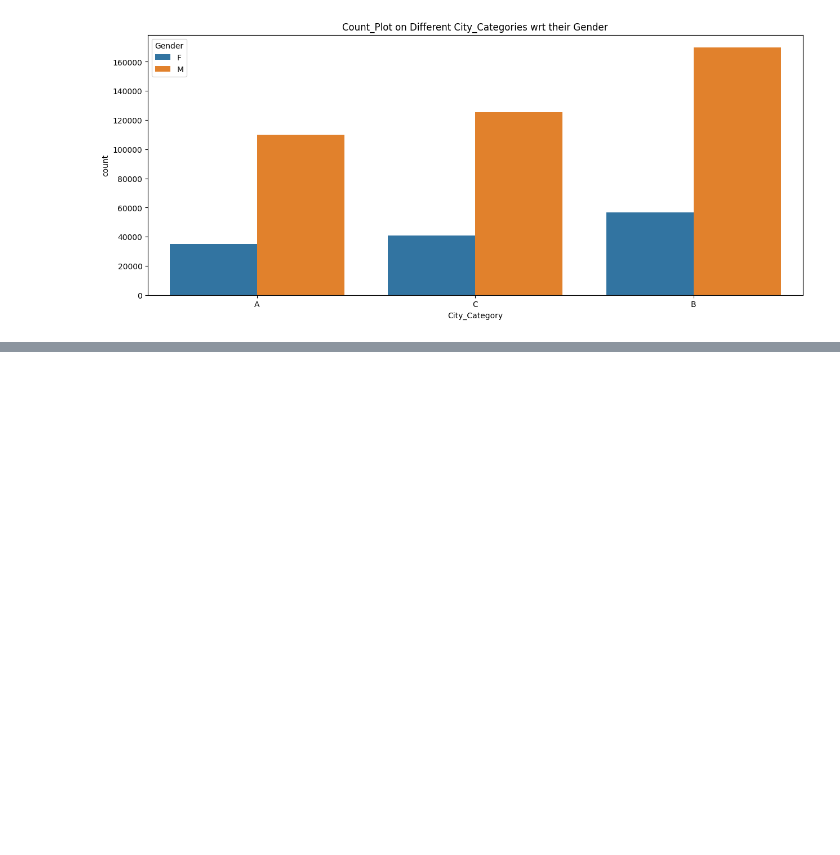
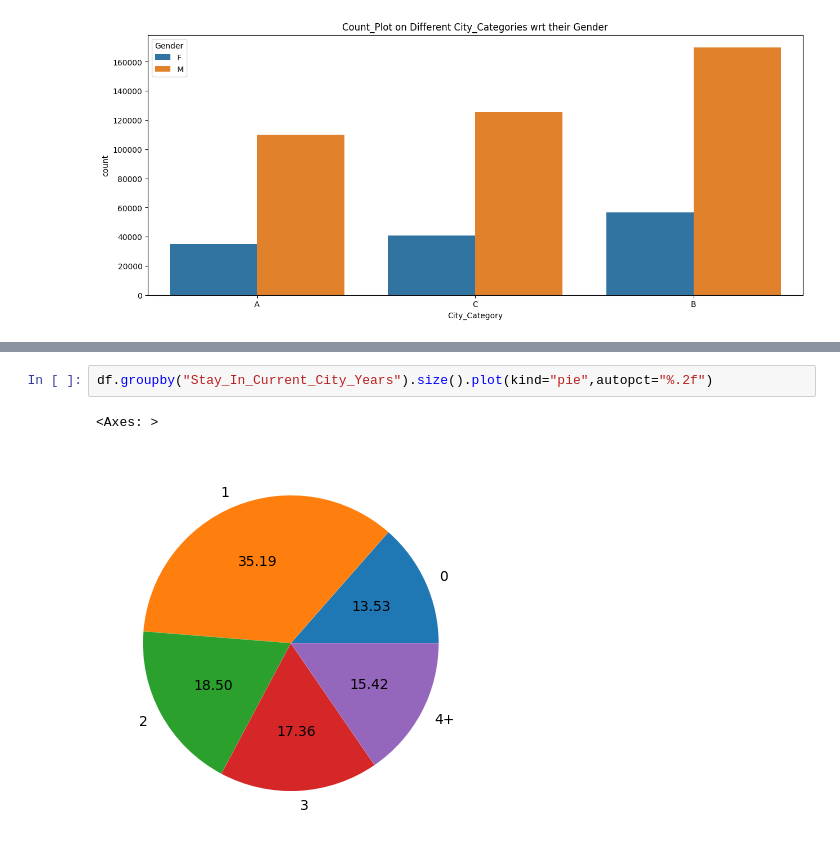
Before and after one commit to vishwajeet02/Projects, a Jupyter notebook: EDA/Black_Friday_Sales/File_Analysis.ipynb, the cells around one changed output, grey strips where cells are left out. Drawn from its saved outputs; the diff is of its cells as text; blank space fills up the shorter version.

```diff
--- a/EDA/Black_Friday_Sales/File_Analysis.ipynb
+++ b/EDA/Black_Friday_Sales/File_Analysis.ipynb
@@ -431,0 +459,5 @@ plt.show()
+# %%
+df.groupby("Stay_In_Current_City_Years").size().plot(kind="pie",autopct="%.2f")
+# %% [output]
+<Axes: >
+[figure, added]
```
Also changed, not shown: parts of 17 cells of this notebook.
